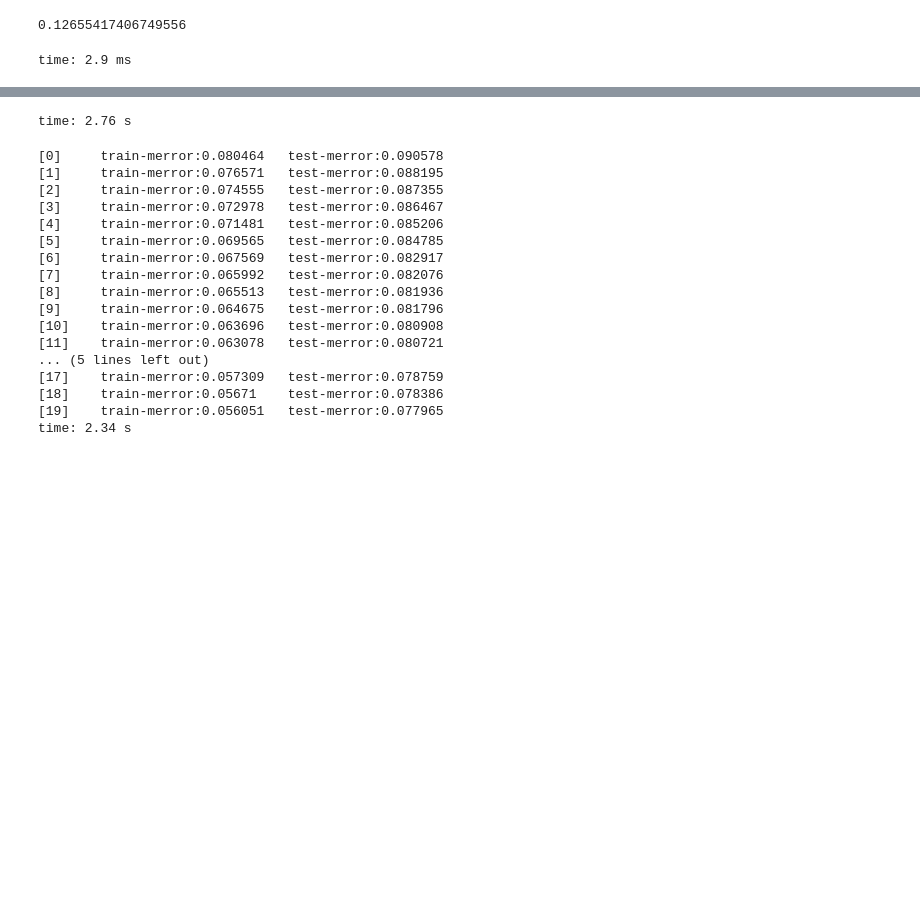
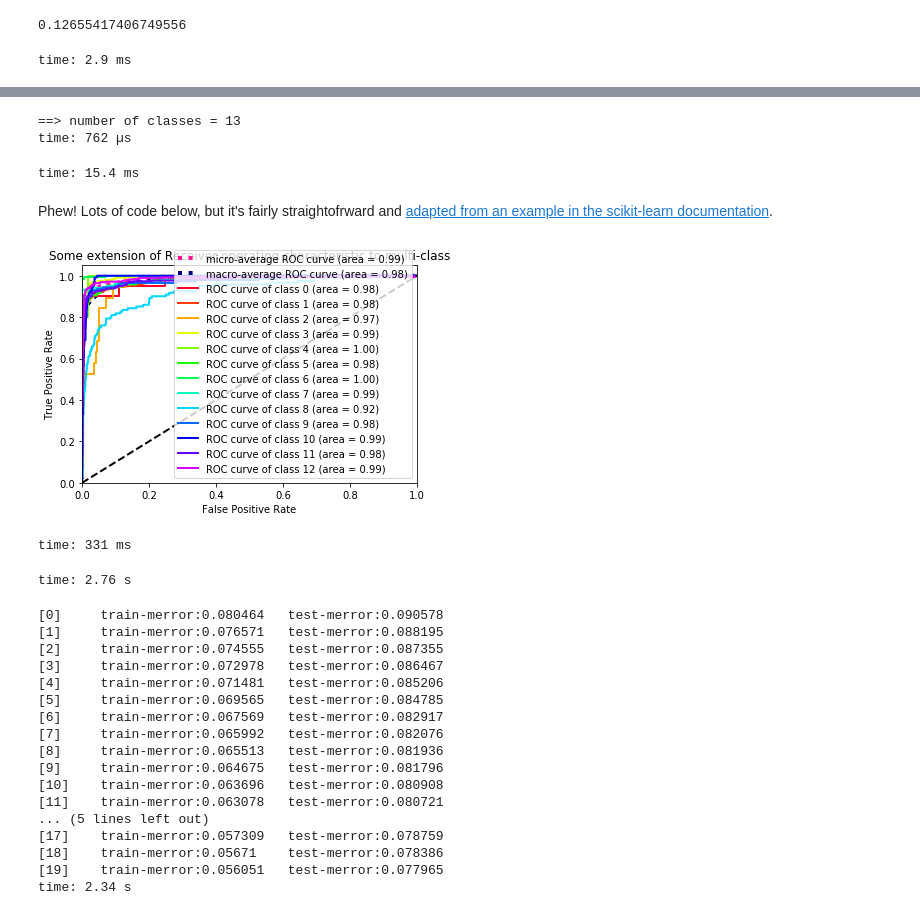
Before and after one commit to gpuopenanalytics/kdd-2018, a Jupyter notebook: notebook/KDD-Lab-3-Classification.ipynb, the cells around one changed output, grey strips where cells are left out. Saved outputs shown, nothing was run; the diff lists cells and outputs as text; code cells hidden in the pictures; blank space fills up the shorter version.

Commit message:
Major formatting changes, walkthrough text on Lab 3

```diff
--- a/notebook/KDD-Lab-3-Classification.ipynb
+++ b/notebook/KDD-Lab-3-Classification.ipynb
@@ -355,0 +484,6 @@ time: 2.9 ms
+# %%
+probs = bst.predict(xg_test).reshape(test_Y.shape[0],param['num_class'])
+test_Y_binarize = label_binarize(test_Y, classes=np.arange(param['num_class']))
+
+print("==> length of probs =",len(probs))
+print("==> length of test_Y_binarize =", len(test_Y_binarize))
@@ -355,0 +496,4 @@ time: 2.9 ms
+# %%
+fpr = dict()
+tpr = dict()
+roc_auc = dict()
@@ -356,3 +504,72 @@ time: 2.9 ms
+# %%
+print("==> number of classes =", num_categories)
+# %% [output]
+==> number of classes = 13
+time: 762 µs
+# %%
+# calculate FPR, TPR, and ROC AUC for every class
+for i in range(num_categories):
+    fpr[i], tpr[i], _ = roc_curve(test_Y_binarize[:, i], probs[:, i])
+    roc_auc[i] = auc(fpr[i], tpr[i])
+
+# calculate the micro average FPR, TPR, and ROC AUC (we'll calculate the macro average below)
+fpr["micro"], tpr["micro"], _ = roc_curve(test_Y_binarize.ravel(), probs.ravel())
+roc_auc["micro"] = auc(fpr["micro"], tpr["micro"])
+# %% [output]
+time: 15.4 ms
+# %% [markdown]
+Phew! Lots of code below, but it's fairly straightofrward and [adapted from an example in the scikit-learn documentation](http://scikit-learn.org/stable/auto_examples/model_selection/plot_roc.html#multiclass-settings).
+# %%
+# aggregate all of the false positive rates across all classes
+all_fpr = np.unique(np.concatenate([fpr[i] for i in range(num_categories)]))
+
+# interpolate all of the ROC curves
+mean_tpr = np.zeros_like(all_fpr)
+for i in range(param['num_class']):
+    mean_tpr += interp(all_fpr, fpr[i], tpr[i])
+
+# average the TPR
+mean_tpr /= num_categories
+
+# compute the macro average FPR, TPR, and ROC AUC
+fpr["macro"] = all_fpr
+tpr["macro"] = mean_tpr
+roc_auc["macro"] = auc(fpr["macro"], tpr["macro"])
+
+# plot all of the ROC curves on a single plot (for comparison)
+plt.figure()
+plt.plot(fpr["micro"], tpr["micro"],
+         label='micro-average ROC curve (area = {0:0.2f})'
+               ''.format(roc_auc["micro"]),
+         color='deeppink', linestyle=':', linewidth=4)
+
+plt.plot(fpr["macro"], tpr["macro"],
+         label='macro-average ROC curve (area = {0:0.2f})'
+               ''.format(roc_auc["macro"]),
+         color='navy', linestyle=':', linewidth=4)
+
+num_colors = param['num_class']
+cm = plt.get_cmap('gist_rainbow')
+
+colors = cycle([cm(1.*i/num_colors) for i in range(num_colors)])
+
+lw = 2
+for i, color in zip(range(param['num_class']), colors):
+    plt.plot(fpr[i], tpr[i], color=color, lw=lw,
+             label='ROC curve of class {0} (area = {1:0.2f})'
+             ''.format(i, roc_auc[i]))
+
+plt.plot([0, 1], [0, 1], 'k--', lw=lw)
+plt.xlim([0.0, 1.0])
+plt.ylim([0.0, 1.05])
+plt.xlabel('False Positive Rate')
+plt.ylabel('True Positive Rate')
+plt.title('Some extension of Receiver operating characteristic to multi-class')
+plt.legend(loc="lower right")
+plt.show()
+# %% [output]
+[figure, added]
+time: 331 ms
 # %%
 exploded_pdf['5min_time_bin'] = exploded_pdf['ts'].apply(lambda x: int(np.floor(x/(60*5))))
 
```
Also changed, not shown: parts of 54 cells of this notebook.
